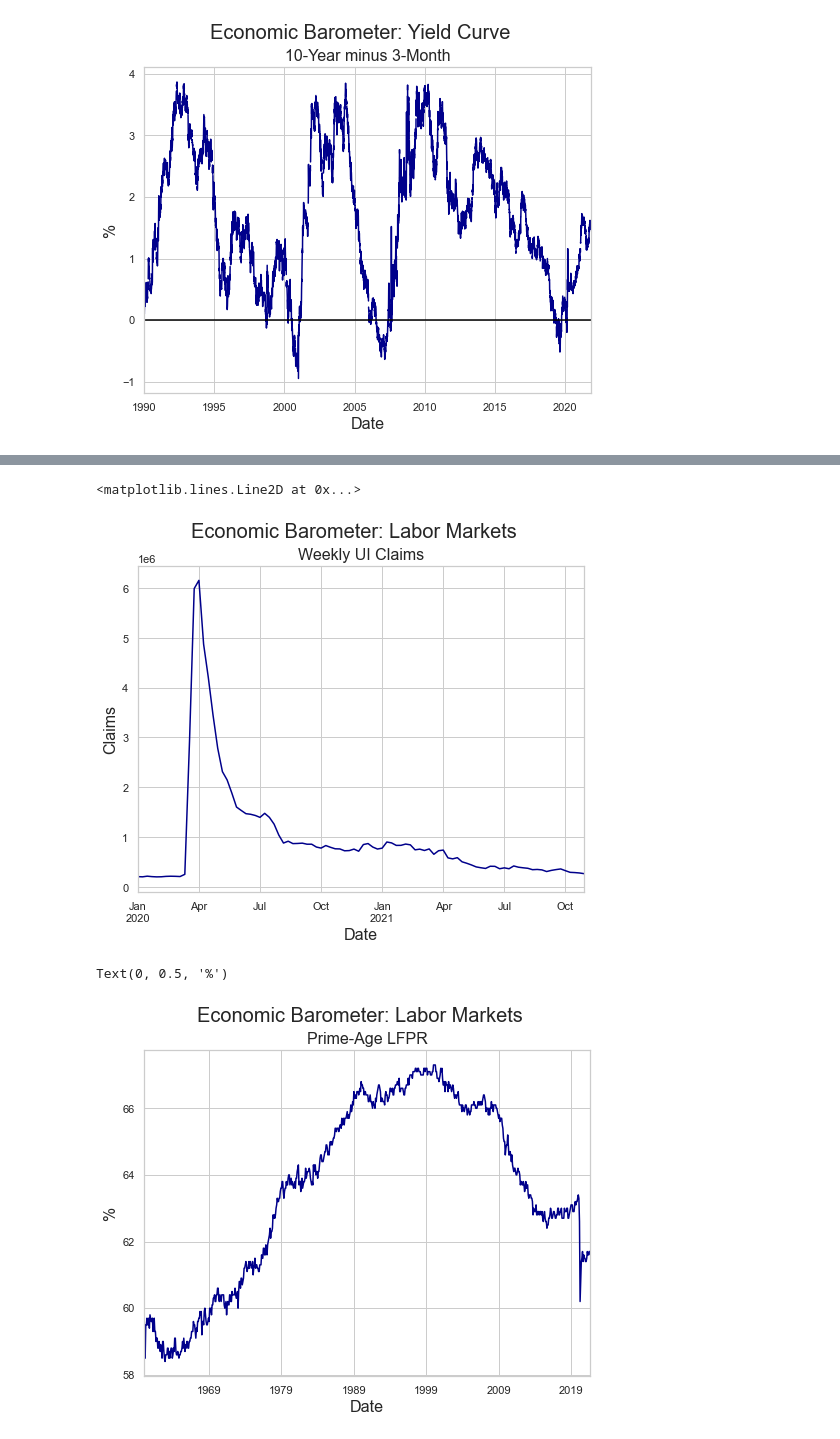
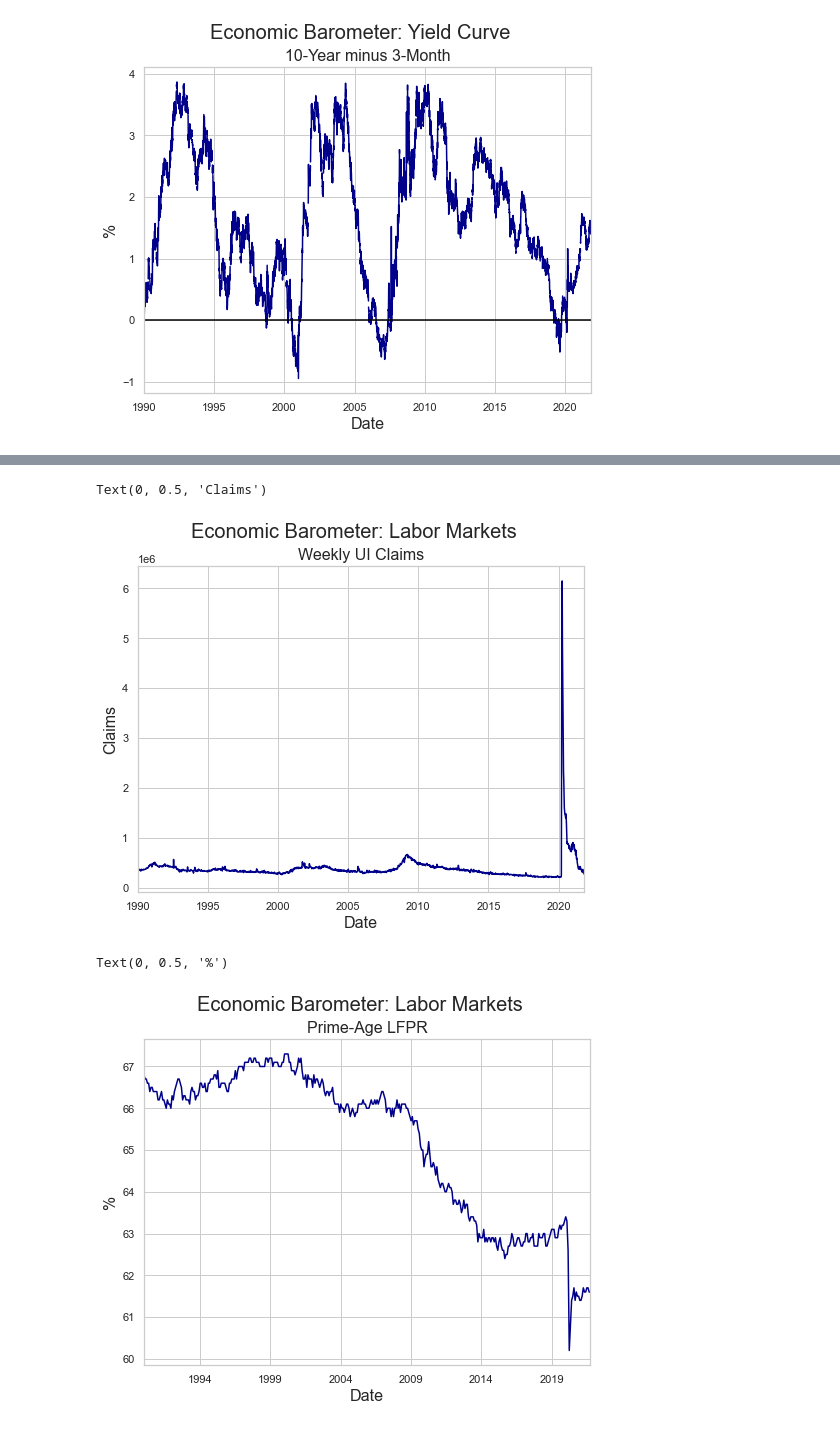
Before and after one commit to thsavage/Public-Presentations, a Jupyter notebook: Reonomy November 10.ipynb, the cells around one changed output, grey strips where cells are left out. Cells and saved outputs as stored; diff of their text form; code cells hidden in the pictures.

```diff
--- a/Reonomy November 10.ipynb
+++ b/Reonomy November 10.ipynb
@@ -79,24 +79,23 @@ plt.axhline(2, color="black")
 # %%
-claims = fred.get_series("ICSA", observation_start='2020-01-01')
+claims = fred.get_series("ICSA", observation_start='1990-01-01')
 claims.plot(color='darkblue', figsize=(8, 6))
 plt.suptitle('Economic Barometer: Labor Markets', fontsize=20)
 plt.title('Weekly UI Claims', fontsize=16)
 plt.xlabel('Date', fontsize=16)
 plt.ylabel('Claims', fontsize=16)
-plt.axvline(dt.datetime(2008, 9, 15), color="red")
 # %% [output]
-<matplotlib.lines.Line2D at 0x...>
+Text(0, 0.5, 'Claims')
-[figure, old version]
+[figure, new version]
 # %%
-lfpr = fred.get_series("CIVPART", observation_start='1960-01-01')
+lfpr = fred.get_series("CIVPART", observation_start='1990-01-01')
 lfpr.plot(color='darkblue', figsize=(8, 6))
 plt.suptitle('Economic Barometer: Labor Markets', fontsize=20)
 plt.title('Prime-Age LFPR', fontsize=16)
 plt.xlabel('Date', fontsize=16)
 plt.ylabel('%', fontsize=16)
 # %% [output]
 Text(0, 0.5, '%')
-[figure, old version]
+[figure, new version]
 # %%
 vaccination = pd.read_csv('https://raw.githubusercontent.com/owid/covid-19-data/master/public/data/vaccinations/vaccinations.csv')
 vaccination = vaccination[vaccination['location'] == 'United States']
```
Also changed, not shown: parts of 7 cells of this notebook, 1 other file.
